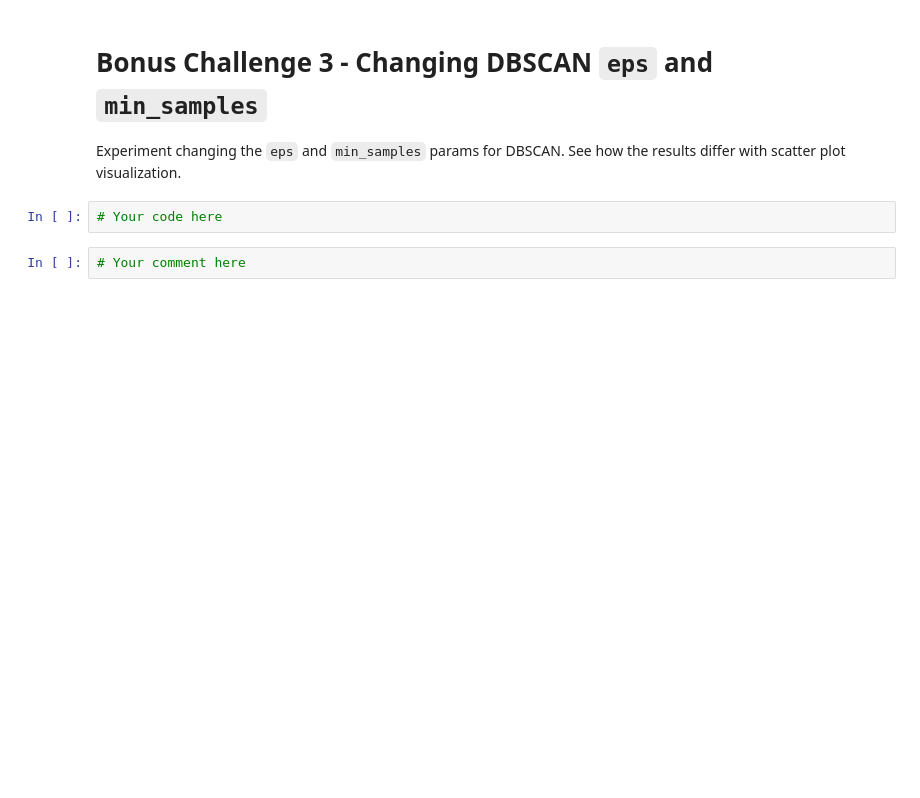
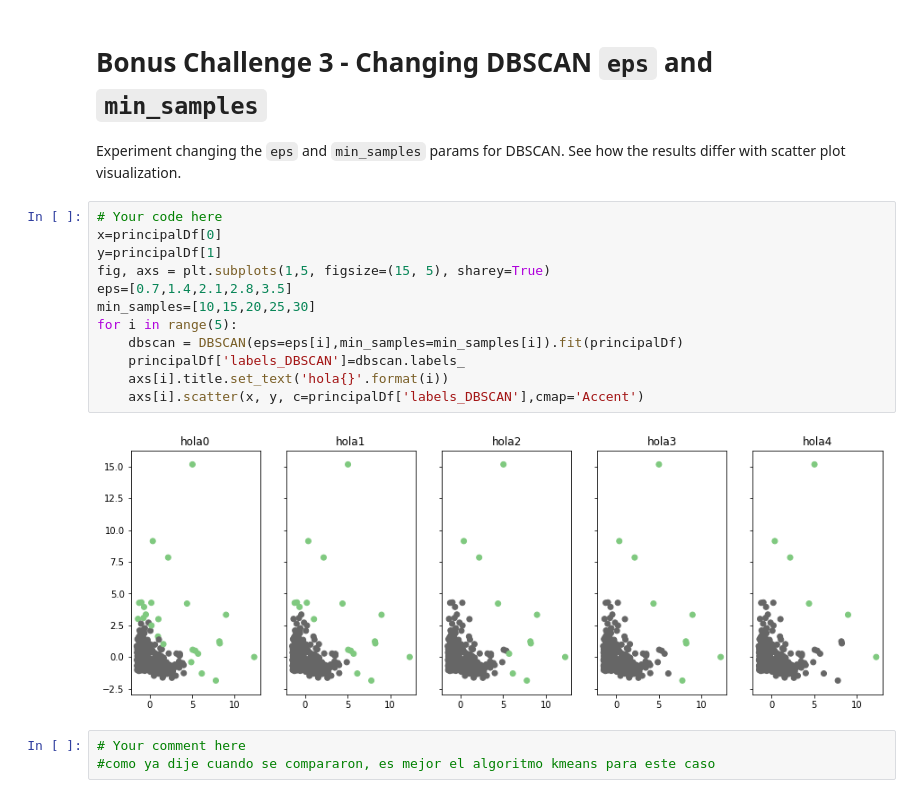
Before and after one commit to ironhack-datalabs/datamad0819, a Jupyter notebook: module-3/lab-unsupervised-learning/your-code/main.ipynb, the cells around one changed output. Saved outputs shown, nothing was run; the diff lists cells and outputs as text; blank space fills up the shorter version.

```diff
--- a/module-3/lab-unsupervised-learning/your-code/main.ipynb
+++ b/module-3/lab-unsupervised-learning/your-code/main.ipynb
@@ -262,7 +275,20 @@ no parece que sean grupos muy poblados, más bien parece outliers"""
 # Bonus Challenge 3 - Changing DBSCAN `eps` and `min_samples`
 
 Experiment changing the `eps` and `min_samples` params for DBSCAN. See how the results differ with scatter plot visualization.
-# %%
-# Your code here
-# %%
-# Your comment here
+# %%
+# Your code here
+x=principalDf[0]
+y=principalDf[1]
+fig, axs = plt.subplots(1,5, figsize=(15, 5), sharey=True)
+eps=[0.7,1.4,2.1,2.8,3.5]
+min_samples=[10,15,20,25,30]
+for i in range(5):
+    dbscan = DBSCAN(eps=eps[i],min_samples=min_samples[i]).fit(principalDf)
+    principalDf['labels_DBSCAN']=dbscan.labels_
+    axs[i].title.set_text('hola{}'.format(i))
+    axs[i].scatter(x, y, c=principalDf['labels_DBSCAN'],cmap='Accent')
+# %% [output]
+[figure, added]
+# %%
+# Your comment here
+#como ya dije cuando se compararon, es mejor el algoritmo kmeans para este caso
```
Also changed, not shown: parts of 9 cells of this notebook.
